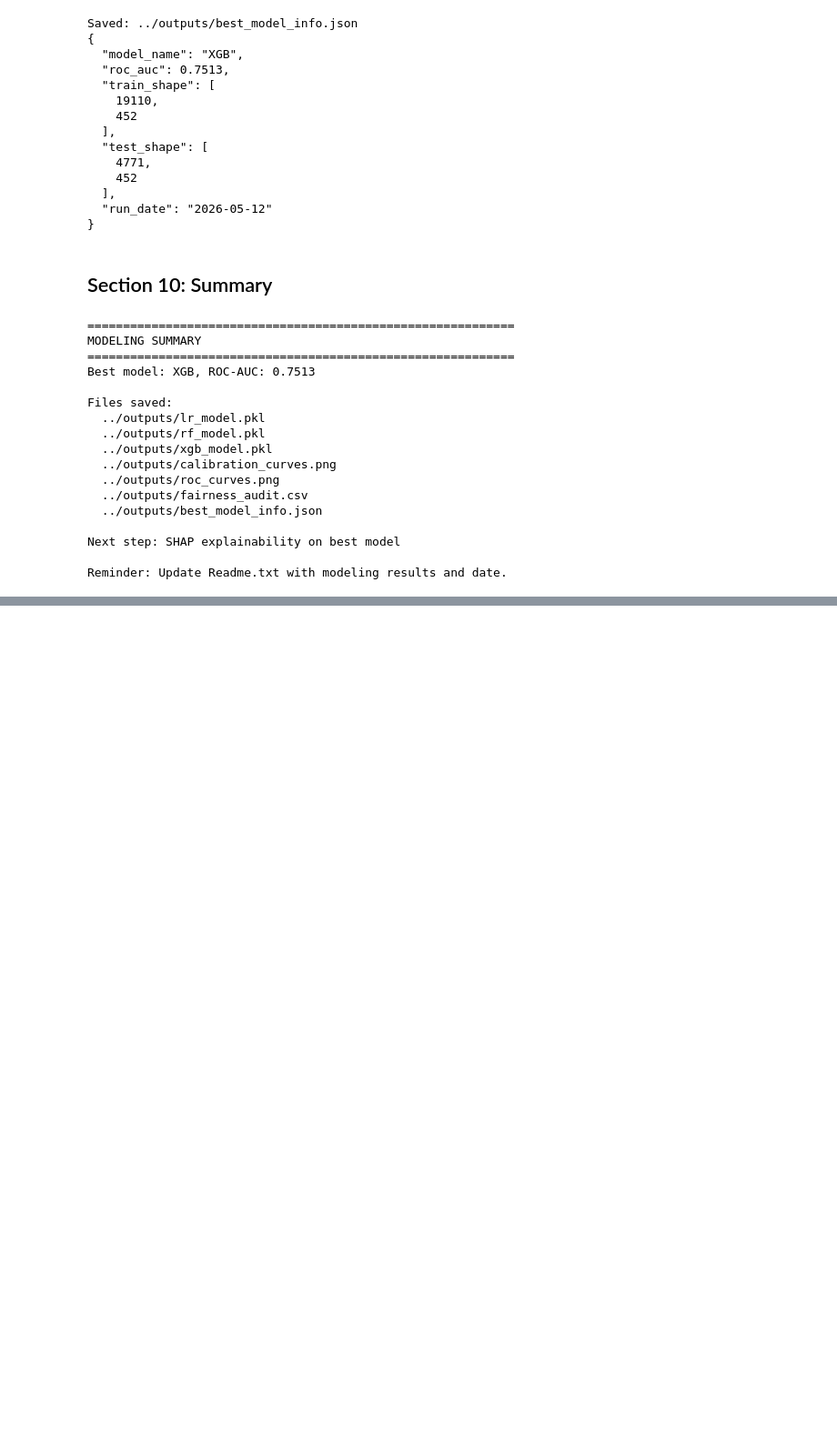
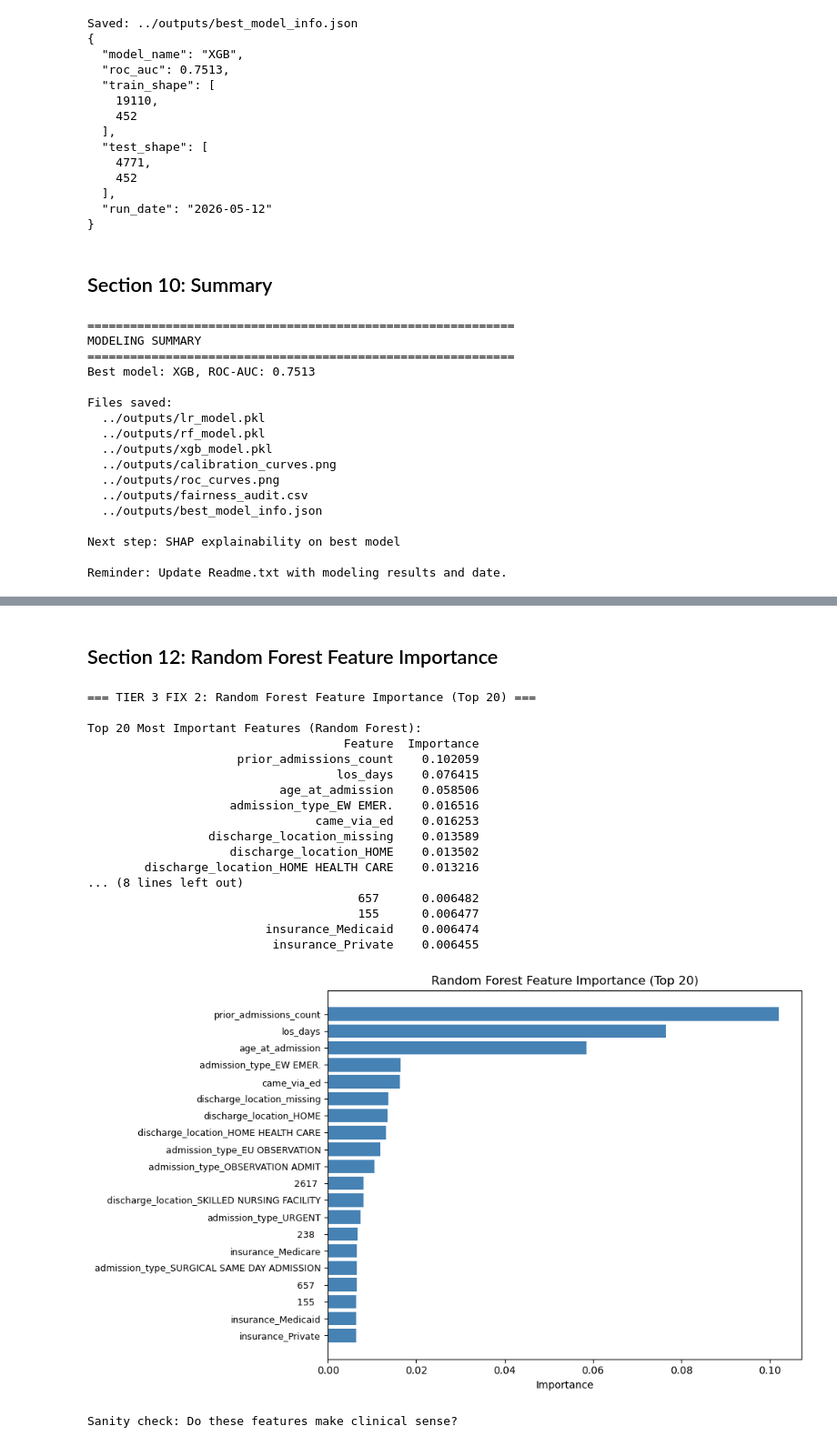
Before and after one commit to Dekayzip/MIMIC-IV-Readmission-Capstone, a Jupyter notebook: notebooks/modeling_v2.ipynb, the cells around one changed output, grey strips where cells are left out. Shown at 91% size. Drawn from its saved outputs; the diff is of its cells as text; code cells hidden in the pictures; blank space fills up the shorter version.

```diff
--- a/notebooks/modeling_v2.ipynb
+++ b/notebooks/modeling_v2.ipynb
@@ -533,0 +535,50 @@ Model Comparison Summary:
+# %% [markdown]
+## Section 12: Random Forest Feature Importance
+# %%
+print()
+print('=== TIER 3 FIX 2: Random Forest Feature Importance (Top 20) ===')
+print()
+
+# Extract feature importance from RF
+feature_importance = pd.DataFrame({
+    'Feature': X_train.columns,
+    'Importance': rf.feature_importances_
+}).sort_values('Importance', ascending=False)
+
+print('Top 20 Most Important Features (Random Forest):')
+print(feature_importance.head(20).to_string(index=False))
+print()
+
+# Plot top 20
+fig, ax = plt.subplots(figsize=(10, 6))
+top_20 = feature_importance.head(20)
+ax.barh(range(len(top_20)), top_20['Importance'].values, color='steelblue')
+ax.set_yticks(range(len(top_20)))
+ax.set_yticklabels(top_20['Feature'].values, fontsize=9)
+ax.set_xlabel('Importance')
+ax.set_title('Random Forest Feature Importance (Top 20)')
+ax.invert_yaxis()
+plt.tight_layout()
+plt.show()
+
+print('Sanity check: Do these features make clinical sense?')
+# %% [output]
+=== TIER 3 FIX 2: Random Forest Feature Importance (Top 20) ===
+
+Top 20 Most Important Features (Random Forest):
+                                    Feature  Importance
+                     prior_admissions_count    0.102059
+                                   los_days    0.076415
+                           age_at_admission    0.058506
+                    admission_type_EW EMER.    0.016516
+                                came_via_ed    0.016253
+                 discharge_location_missing    0.013589
+                    discharge_location_HOME    0.013502
+        discharge_location_HOME HEALTH CARE    0.013216
+... (8 lines left out)
+                                      657      0.006482
+                                      155      0.006477
+                         insurance_Medicaid    0.006474
+                          insurance_Private    0.006455
+[figure, added]
+Sanity check: Do these features make clinical sense?
```
Also changed, not shown: parts of 4 cells of this notebook, 11 other files.
